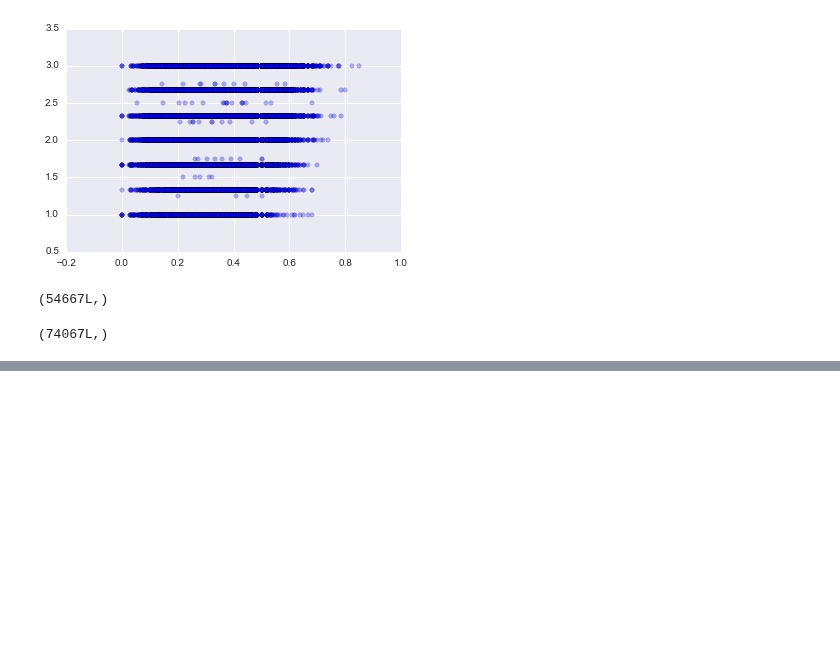
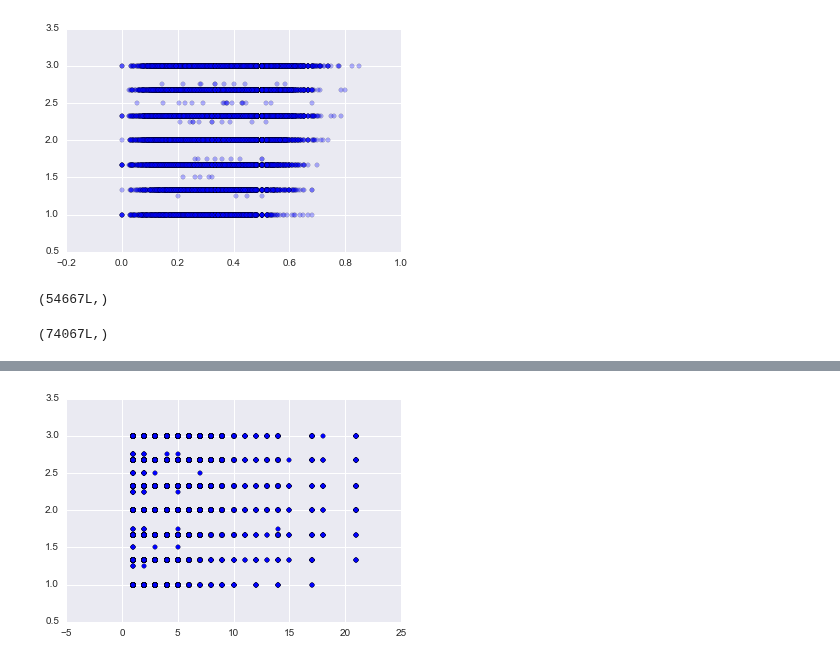
Before and after one commit to numb3r33/Kaggle-Competitions, a Jupyter notebook: Home-Depot/Analysis.ipynb, the cells around one changed output, grey strips where cells are left out. Drawn from its saved outputs; the diff is of its cells as text; code cells hidden in the pictures; blank space fills up the shorter version.

```diff
--- a/Home-Depot/Analysis.ipynb
+++ b/Home-Depot/Analysis.ipynb
@@ -100,0 +108,8 @@ products_attributes[]
+# %%
+product_counts = pd.DataFrame(pd.Series(train.groupby(["product_uid"]).size(), name="product_count"))
+# %%
+train_merged = pd.merge(train_merged, product_counts, left_on="product_uid", right_index=True, how="left")
+# %%
+plt.scatter(train_merged.product_count, train_merged.relevance);
+# %% [output]
+[figure, added]
```
Also changed, not shown: parts of 4 cells of this notebook, 3 other files.
